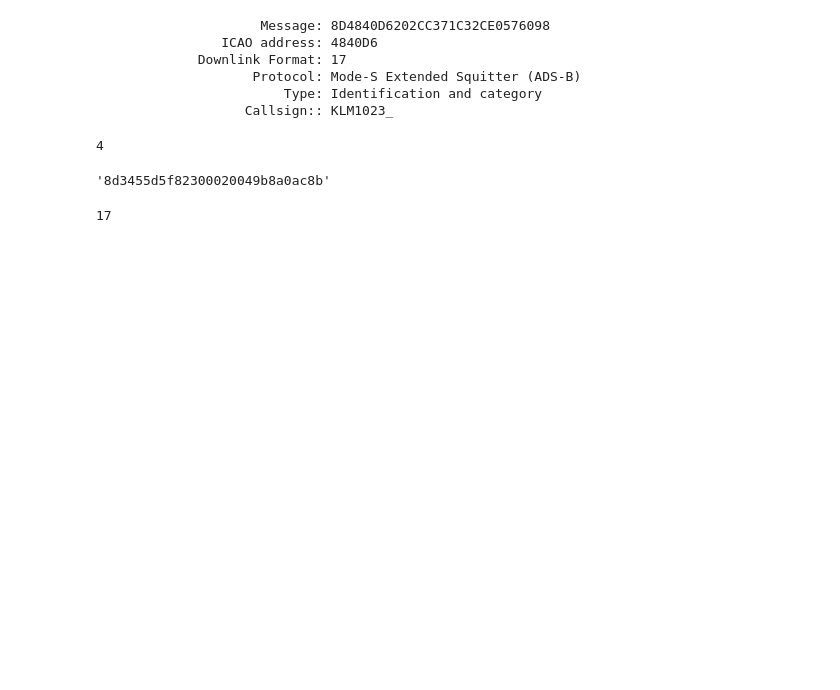
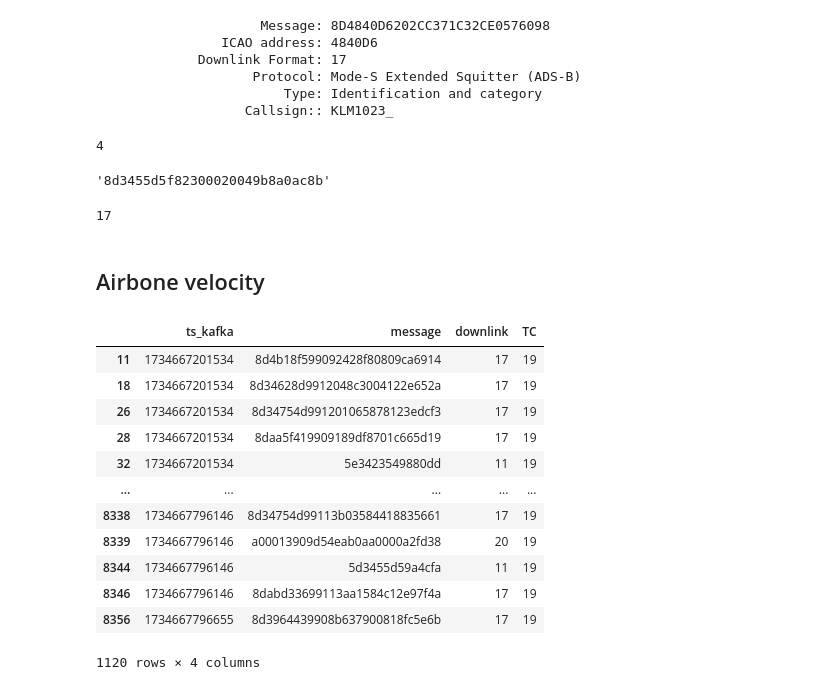
Before and after one commit to artemvarucm/PD2, a Jupyter notebook: aircraft_identification.ipynb, the cells around one changed output. Drawn from its saved outputs; the diff is of its cells as text; code cells hidden in the pictures; blank space fills up the shorter version.

```diff
--- a/aircraft_identification.ipynb
+++ b/aircraft_identification.ipynb
@@ -322,3 +324,23 @@ pms.df(primerhex)
 # %%
 z = pms.decoder.bds.bds50.trk50(primerhex)
 z
+# %% [markdown]
+## Airbone velocity
+# %%
+df["TC"] = df.message.map(encodeTC)
+df_vel = df[df["TC"] == 19]
+df_vel
+# %% [output]
+|  | ts_kafka | message | downlink | TC |
+| 11 | 1734667201534 | 8d4b18f599092428f80809ca6914 | 17 | 19 |
+| 18 | 1734667201534 | 8d34628d9912048c3004122e652a | 17 | 19 |
+| 26 | 1734667201534 | 8d34754d991201065878123edcf3 | 17 | 19 |
+| 28 | 1734667201534 | 8daa5f419909189df8701c665d19 | 17 | 19 |
+| 32 | 1734667201534 | 5e3423549880dd | 11 | 19 |
+| ... | ... | ... | ... | ... |
+| 8338 | 1734667796146 | 8d34754d99113b03584418835661 | 17 | 19 |
+| 8339 | 1734667796146 | a00013909d54eab0aa0000a2fd38 | 20 | 19 |
+| 8344 | 1734667796146 | 5d3455d59a4cfa | 11 | 19 |
+| 8346 | 1734667796146 | 8dabd33699113aa1584c12e97f4a | 17 | 19 |
+| 8356 | 1734667796655 | 8d3964439908b637900818fc5e6b | 17 | 19 |
+1120 rows × 4 columns
```
Also changed, not shown: parts of 11 cells of this notebook.
